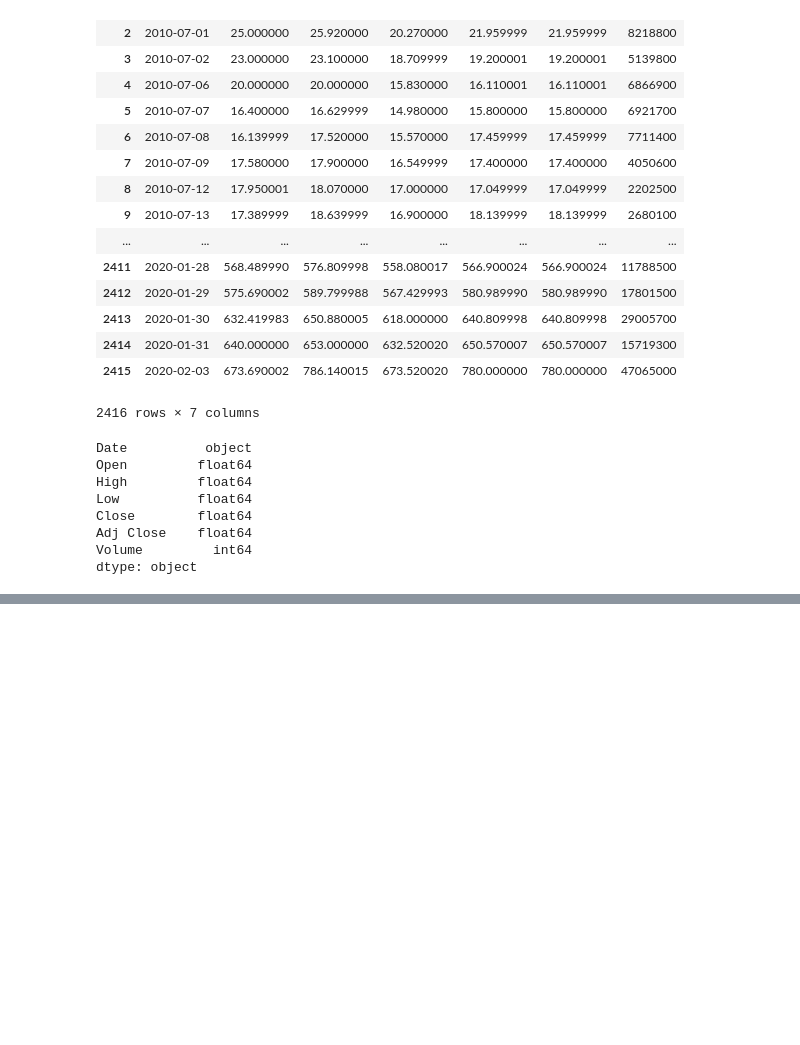
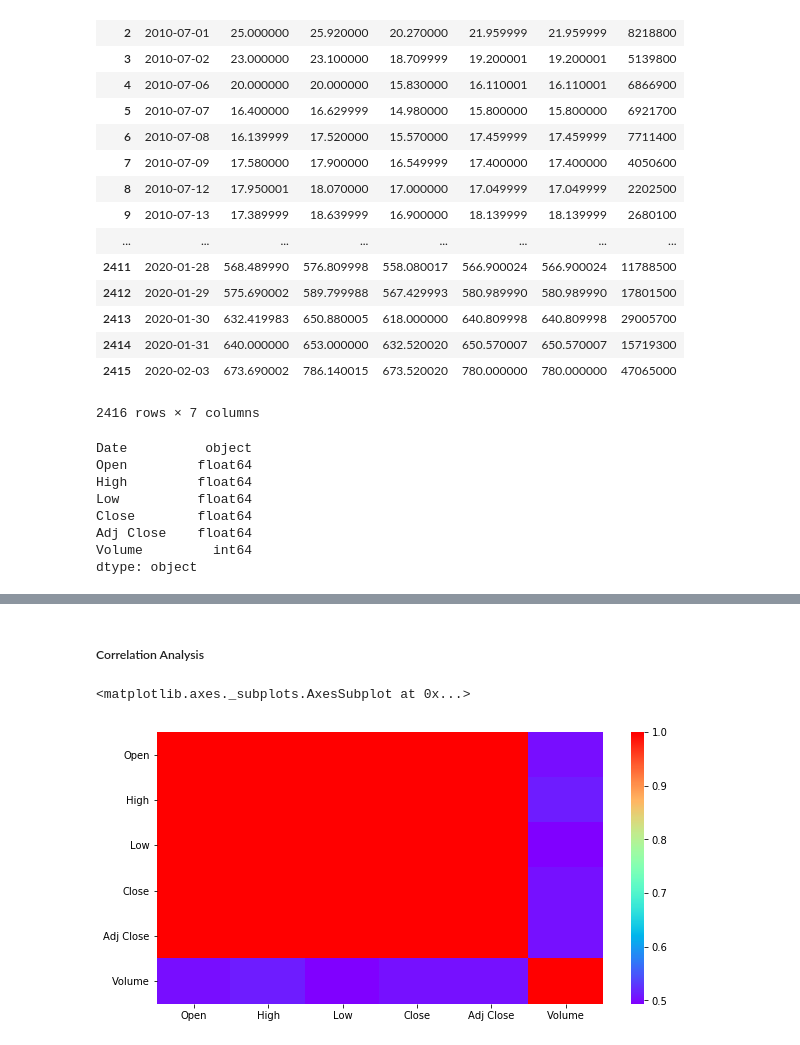
Before and after one commit to abpandey4/Tesla-Stock-Exploratory-Data-Analysis, a Jupyter notebook: Data Analysis on Tesla Stock Data 2010 - 2020.ipynb, the cells around one changed output, grey strips where cells are left out. Drawn from its saved outputs; the diff is of its cells as text; code cells hidden in the pictures; blank space fills up the shorter version.

```diff
--- a/Data Analysis on Tesla Stock Data 2010 - 2020.ipynb
+++ b/Data Analysis on Tesla Stock Data 2010 - 2020.ipynb
@@ -53,0 +131,14 @@ dtype: object
+# %% [markdown]
+##### Correlation Analysis
+# %%
+# Check for factors responsible in overall Volume trade
+
+fig , ax = plt.subplots(figsize = (10,5))
+corr_matrix = Data.corr()
+
+# Plotting the correlation matrix in the heatmap for better understanding
+
+sns.heatmap(corr_matrix,xticklabels=corr_matrix.columns.values,yticklabels=corr_matrix.columns.values,cmap = 'rainbow' )
+# %% [output]
+<matplotlib.axes._subplots.AxesSubplot at 0x...>
+[figure, added]
```
Also changed, not shown: parts of 13 cells of this notebook.
